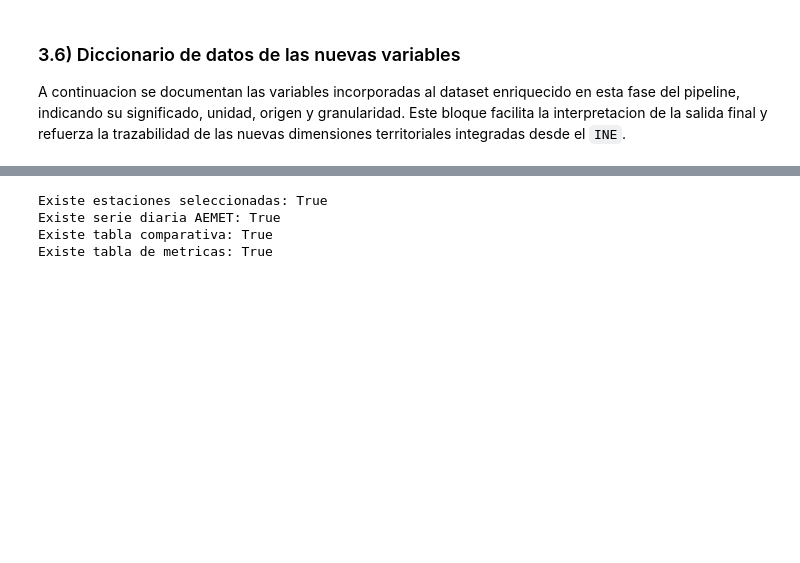
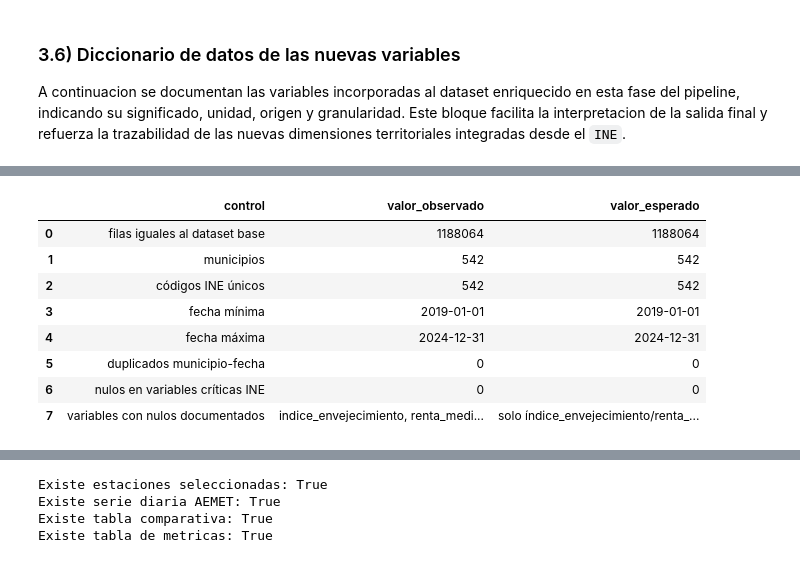
Before and after one commit to gonzalolarriba/modelo-geoespacial-riesgo-climatico, a Jupyter notebook: notebooks/notebook_2_ing_fuentes_complementarias.ipynb, the cells around one changed output, grey strips where cells are left out. Cells and saved outputs as stored; diff of their text form; code cells hidden in the pictures; blank space fills up the shorter version.

```diff
--- a/notebooks/notebook_2_ing_fuentes_complementarias.ipynb
+++ b/notebooks/notebook_2_ing_fuentes_complementarias.ipynb
@@ -425,0 +430,85 @@ Estas variables amplian la base climatica-geoespacial del Notebook 1 con informa
+# %%
+fecha_enriched = pd.to_datetime(df_enriched["fecha"])
+
+variables_ine = [
+    "area_km2",
+    "cod_ine",
+    "poblacion_total",
+    "densidad_poblacion",
+    "mayores_65_pct",
+    "menores_16_pct",
+    "indice_envejecimiento",
+    "renta_media_hogar",
+]
+variables_ine = [col for col in variables_ine if col in df_enriched.columns]
+
+variables_criticas_ine = [
+    "area_km2",
+    "cod_ine",
+    "poblacion_total",
+    "densidad_poblacion",
+    "mayores_65_pct",
+    "menores_16_pct",
+]
+variables_criticas_ine = [col for col in variables_criticas_ine if col in df_enriched.columns]
+variables_nulos_documentados = ["indice_envejecimiento", "renta_media_hogar"]
+
+nulos_por_variable = df_enriched[variables_ine].isna().sum()
+variables_con_nulos = nulos_por_variable[nulos_por_variable > 0].index.tolist()
+
+contrato_enriched = pd.DataFrame({
+    "control": [
+        "filas iguales al dataset base",
+        "municipios",
+        "códigos INE únicos",
+        "fecha mínima",
+        "fecha máxima",
+        "duplicados municipio-fecha",
+        "nulos en variables críticas INE",
+        "variables con nulos documentados",
+    ],
+    "valor_observado": [
+        len(df_enriched),
+        df_enriched["municipio"].nunique(),
+        df_enriched["cod_ine"].nunique() if "cod_ine" in df_enriched.columns else pd.NA,
+        fecha_enriched.min().date(),
+        fecha_enriched.max().date(),
+        df_enriched.duplicated(subset=["municipio", "fecha"]).sum(),
+        int(df_enriched[variables_criticas_ine].isna().sum().sum()),
+        ", ".join(variables_con_nulos) if variables_con_nulos else "ninguna",
+    ],
+    "valor_esperado": [
+        len(df_base),
+        542,
+        542,
+        "2019-01-01",
+        "2024-12-31",
+        0,
+        0,
+        "solo índice_envejecimiento/renta_media_hogar si falta en INE",
+    ],
+})
+
+display(contrato_enriched)
+
+print("Nulos INE por variable:")
+print(nulos_por_variable)
+
+assert len(df_enriched) == len(df_base), "El enriquecimiento ha cambiado el número de filas"
+assert df_enriched["municipio"].nunique() == 542, "No están representados los 542 municipios"
+assert df_enriched["cod_ine"].nunique() == 542, "No hay un código INE único por municipio"
+assert fecha_enriched.min().strftime("%Y-%m-%d") == "2019-01-01", "La fecha inicial no coincide"
+assert fecha_enriched.max().strftime("%Y-%m-%d") == "2024-12-31", "La fecha final no coincide"
+assert df_enriched.duplicated(subset=["municipio", "fecha"]).sum() == 0, "Existen duplicados municipio-fecha"
+assert df_enriched[variables_criticas_ine].isna().sum().sum() == 0, "Hay nulos en variables críticas del INE"
+assert set(variables_con_nulos).issubset(set(variables_nulos_documentados)), "Aparecen nulos en variables no documentadas"
+# %% [output]
+|  | control | valor_observado | valor_esperado |
+| 0 | filas iguales al dataset base | 1188064 | 1188064 |
+| 1 | municipios | 542 | 542 |
+| 2 | códigos INE únicos | 542 | 542 |
+| 3 | fecha mínima | 2019-01-01 | 2019-01-01 |
+| 4 | fecha máxima | 2024-12-31 | 2024-12-31 |
+| 5 | duplicados municipio-fecha | 0 | 0 |
+| 6 | nulos en variables críticas INE | 0 | 0 |
+| 7 | variables con nulos documentados | indice_envejecimiento, renta_medi... | solo índice_envejecimiento/renta_... |
```
Also changed, not shown: parts of 41 cells of this notebook.
